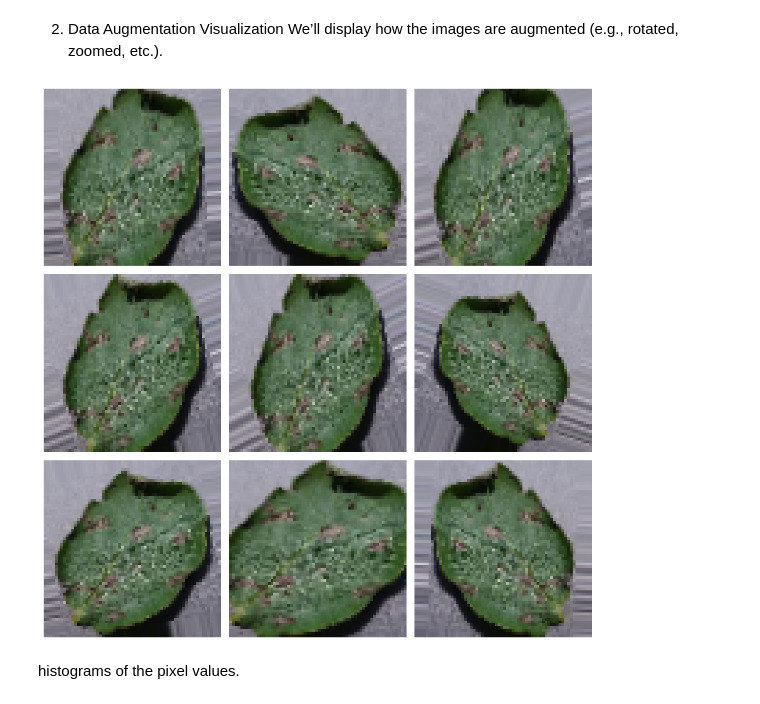
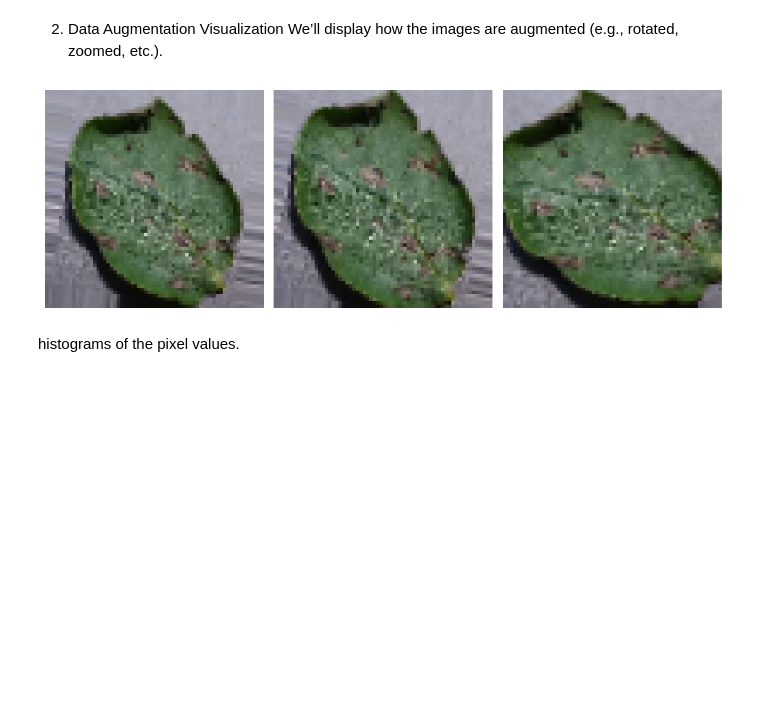
Before and after one commit to charite-uwatwembi/Crop-Disease-AI-Classification, a Jupyter notebook: notebook.ipynb, the cells around one changed output. Cells and saved outputs as stored; diff of their text form; code cells hidden in the pictures; blank space fills up the shorter version.

```diff
--- a/notebook.ipynb
+++ b/notebook.ipynb
@@ -47,31 +47,31 @@ We’ll display how the images are augmented (e.g., rotated, zoomed, etc.).
 # %%
 # Visualize augmented images
 from tensorflow.keras.preprocessing.image import ImageDataGenerator
 
 # Define the ImageDataGenerator for augmentation
 datagen = ImageDataGenerator(rotation_range=30, zoom_range=0.2, shear_range=0.2, horizontal_flip=True)
 
 # Get one image to apply augmentations
 img_path = 'Dataset/dataset/train/Potato___Early_blight/potato.JPG'
 img = load_img(img_path, target_size=(64, 64))
 x = img_to_array(img)
 x = x.reshape((1,) + x.shape)
 
 # Plot augmented images
 plt.figure(figsize=(10, 10))
 i = 0
 for batch in datagen.flow(x, batch_size=1):
     plt.subplot(3, 3, i + 1)
     plt.imshow(batch[0].astype('uint8'))
     plt.axis('off')
     i += 1
-    if i == 9:
+    if i == 3:
         break
 
 plt.tight_layout()
 plt.show()
 # %% [output]
-[figure, old version]
+[figure, new version]
 # %% [markdown]
  histograms of the pixel values.
 # %%
```
